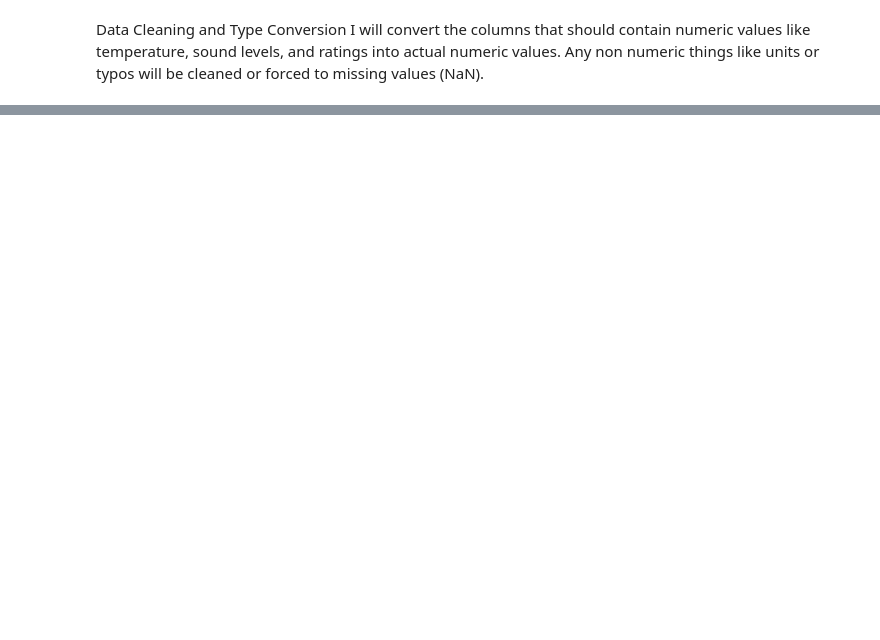
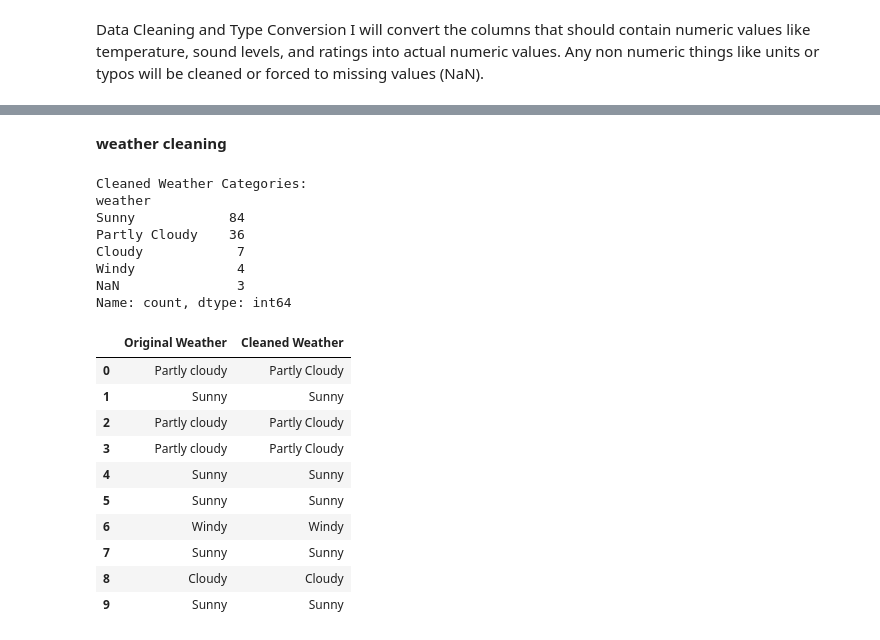
Before and after one commit to DanielMaku/ML-PythonColabProject, a Jupyter notebook: campus_dataset_project.ipynb, the cells around one changed output, grey strips where cells are left out. Drawn from its saved outputs; the diff is of its cells as text; code cells hidden in the pictures; blank space fills up the shorter version.

```diff
--- a/campus_dataset_project.ipynb
+++ b/campus_dataset_project.ipynb
@@ -118,0 +175,39 @@ numeric_cols = [
+# %% [markdown]
+**weather cleaning**
+# %%
+# 4. Clean and standardize the 'weather' column
+# Standardize text by stripping whitespaces and converting to title case (e.g., 'Sunny', 'Partly Cloudy')
+df_clean['weather'] = df_clean['weather'].astype(str).str.strip().str.title()
+
+# Replace any standard representations of NaN string back to actual NaN
+df_clean['weather'] = df_clean['weather'].replace({'Nan': np.nan, 'None': np.nan})
+
+# Display unique categories in the cleaned column
+print("Cleaned Weather Categories:")
+print(df_clean['weather'].value_counts(dropna=False))
+
+# Compare a preview
+display(pd.DataFrame({
+    'Original Weather': df['weather'],
+    'Cleaned Weather': df_clean['weather']
+}).head(10))
+# %% [output]
+Cleaned Weather Categories:
+weather
+Sunny            84
+Partly Cloudy    36
+Cloudy            7
+Windy             4
+NaN               3
+Name: count, dtype: int64
+|  | Original Weather | Cleaned Weather |
+| 0 | Partly cloudy | Partly Cloudy |
+| 1 | Sunny | Sunny |
+| 2 | Partly cloudy | Partly Cloudy |
+| 3 | Partly cloudy | Partly Cloudy |
+| 4 | Sunny | Sunny |
+| 5 | Sunny | Sunny |
+| 6 | Windy | Windy |
+| 7 | Sunny | Sunny |
+| 8 | Cloudy | Cloudy |
+| 9 | Sunny | Sunny |
```
Also changed, not shown: parts of 10 cells of this notebook.
